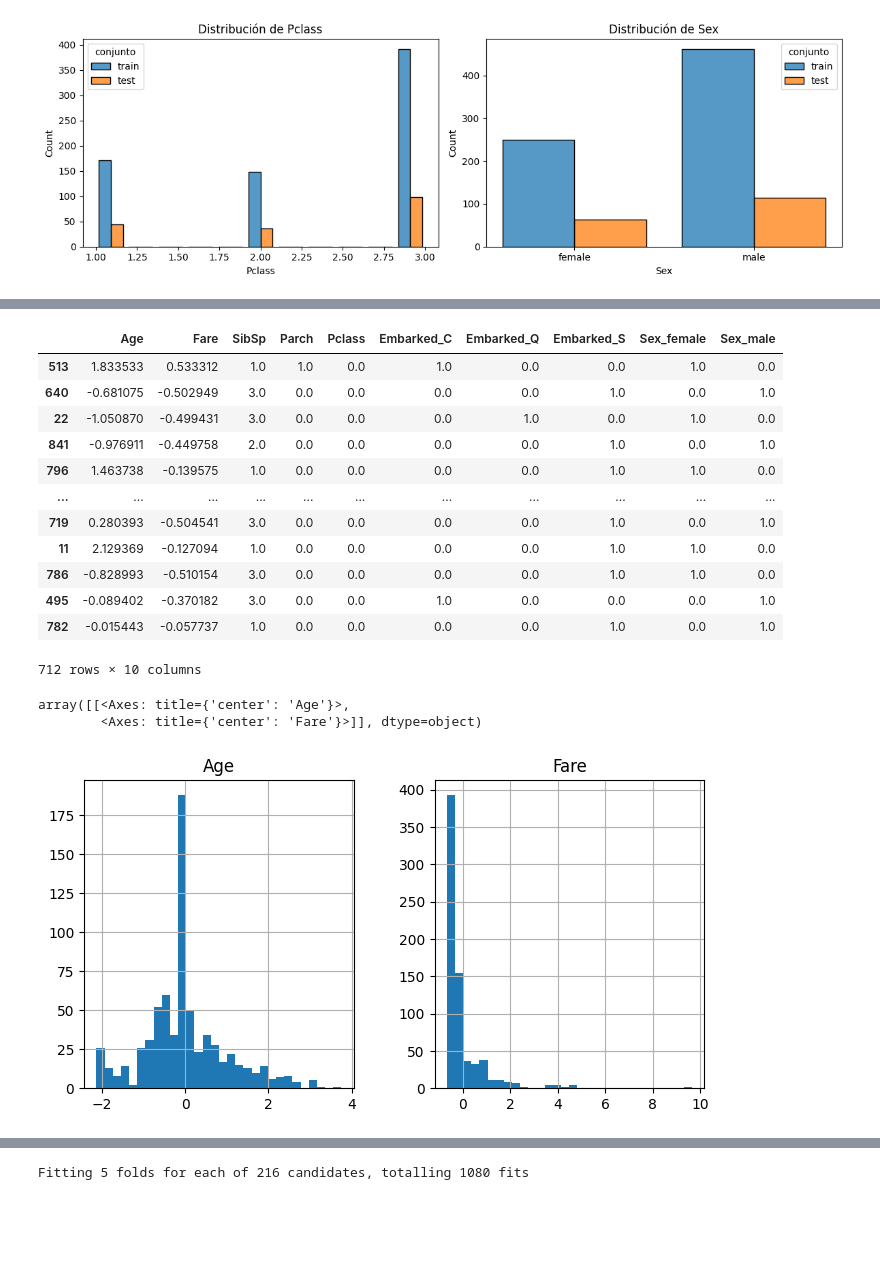
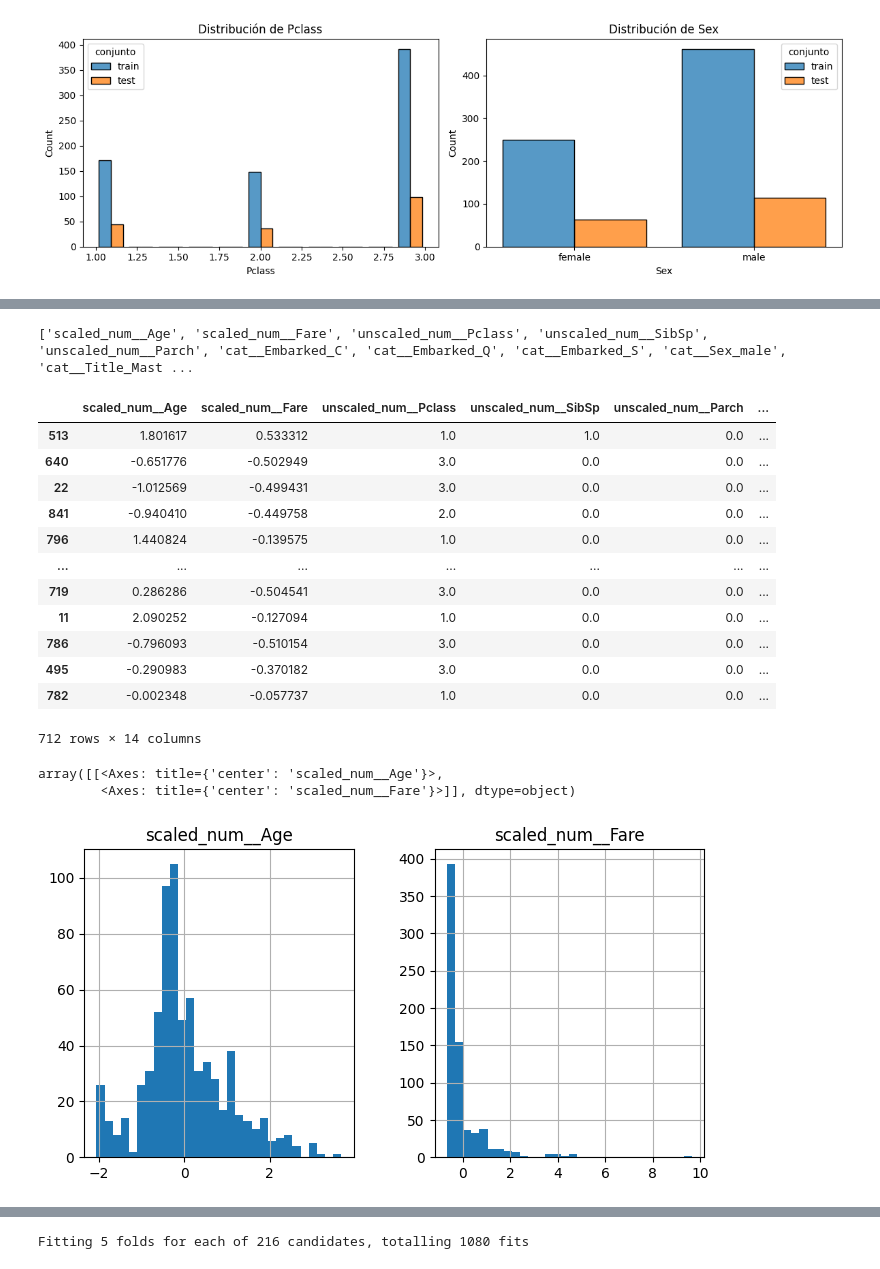
Before and after one commit to japinuela/PreparacionDatos, a Jupyter notebook: OptimizedTitanic.ipynb, the cells around one changed output, grey strips where cells are left out. Saved outputs shown, nothing was run; the diff lists cells and outputs as text; code cells hidden in the pictures; blank space fills up the shorter version.

```diff
--- a/OptimizedTitanic.ipynb
+++ b/OptimizedTitanic.ipynb
@@ -125,7 +125,7 @@ class GroupMedianAgeImputer(BaseEstimator, TransformerMixin):
         X = X.copy()
         for (pclass, sex), median in self.medians.items():
             mask = (X["Pclass"] == pclass) & (X["Sex"] == sex) & (X["Age"].isna())
-            X.loc[mask, "Age"] = median
+            X.loc[mask, "Age"] = xº
         return X
 
 # ------------------------
@@ -196,31 +196,34 @@ X_test_transformed = full_pipeline.transform(X_test)
 X_columns = preprocessor.get_feature_names_out()
 X_columns = X_columns.tolist()
 print(X_columns)
+
 X_train_final = pd.DataFrame(X_train_transformed, columns=X_columns, index=X_train.index)
 X_test_final = pd.DataFrame(X_test_transformed, columns=X_columns, index=X_test.index)
+# %% [output]
+['scaled_num__Age', 'scaled_num__Fare', 'unscaled_num__Pclass', 'unscaled_num__SibSp', 'unscaled_num__Parch', 'cat__Embarked_C', 'cat__Embarked_Q', 'cat__Embarked_S', 'cat__Sex_male', 'cat__Title_Mast ...
 # %%
 X_train_final
 # %% [output]
-|  | Age | Fare | SibSp | Parch | Pclass | Embarked_C | Embarked_Q | Embarked_S | Sex_female | Sex_male |
-| 513 | 1.833533 | 0.533312 | 1.0 | 1.0 | 0.0 | 1.0 | 0.0 | 0.0 | 1.0 | 0.0 |
-| 640 | -0.681075 | -0.502949 | 3.0 | 0.0 | 0.0 | 0.0 | 0.0 | 1.0 | 0.0 | 1.0 |
-| 22 | -1.050870 | -0.499431 | 3.0 | 0.0 | 0.0 | 0.0 | 1.0 | 0.0 | 1.0 | 0.0 |
-| 841 | -0.976911 | -0.449758 | 2.0 | 0.0 | 0.0 | 0.0 | 0.0 | 1.0 | 0.0 | 1.0 |
-| 796 | 1.463738 | -0.139575 | 1.0 | 0.0 | 0.0 | 0.0 | 0.0 | 1.0 | 1.0 | 0.0 |
-| ... | ... | ... | ... | ... | ... | ... | ... | ... | ... | ... |
-| 719 | 0.280393 | -0.504541 | 3.0 | 0.0 | 0.0 | 0.0 | 0.0 | 1.0 | 0.0 | 1.0 |
-| 11 | 2.129369 | -0.127094 | 1.0 | 0.0 | 0.0 | 0.0 | 0.0 | 1.0 | 1.0 | 0.0 |
-| 786 | -0.828993 | -0.510154 | 3.0 | 0.0 | 0.0 | 0.0 | 0.0 | 1.0 | 1.0 | 0.0 |
-| 495 | -0.089402 | -0.370182 | 3.0 | 0.0 | 0.0 | 1.0 | 0.0 | 0.0 | 0.0 | 1.0 |
-| 782 | -0.015443 | -0.057737 | 1.0 | 0.0 | 0.0 | 0.0 | 0.0 | 1.0 | 0.0 | 1.0 |
+|  | scaled_num__Age | scaled_num__Fare | unscaled_num__Pclass | unscaled_num__SibSp | unscaled_num__Parch | ... |
+| 513 | 1.801617 | 0.533312 | 1.0 | 1.0 | 0.0 | ... |
+| 640 | -0.651776 | -0.502949 | 3.0 | 0.0 | 0.0 | ... |
+| 22 | -1.012569 | -0.499431 | 3.0 | 0.0 | 0.0 | ... |
+| 841 | -0.940410 | -0.449758 | 2.0 | 0.0 | 0.0 | ... |
+| 796 | 1.440824 | -0.139575 | 1.0 | 0.0 | 0.0 | ... |
+| ... | ... | ... | ... | ... | ... | ... |
+| 719 | 0.286286 | -0.504541 | 3.0 | 0.0 | 0.0 | ... |
+| 11 | 2.090252 | -0.127094 | 1.0 | 0.0 | 0.0 | ... |
+| 786 | -0.796093 | -0.510154 | 3.0 | 0.0 | 0.0 | ... |
+| 495 | -0.290983 | -0.370182 | 3.0 | 0.0 | 0.0 | ... |
+| 782 | -0.002348 | -0.057737 | 1.0 | 0.0 | 0.0 | ... |
-712 rows × 10 columns
+712 rows × 14 columns
 # %%
 X_train_final.isna().sum().sum()
-X_train_final[["Age","Fare"]].hist(figsize=(8, 4), bins=30)
+X_train_final[["scaled_num__Age","scaled_num__Fare"]].hist(figsize=(8, 4), bins=30)
 # %% [output]
-array([[<Axes: title={'center': 'Age'}>,
-        <Axes: title={'center': 'Fare'}>]], dtype=object)
+array([[<Axes: title={'center': 'scaled_num__Age'}>,
+        <Axes: title={'center': 'scaled_num__Fare'}>]], dtype=object)
-[figure, old version]
+[figure, new version]
 # %%
 from sklearn.ensemble import RandomForestClassifier
 from sklearn.model_selection import cross_val_score
```
Also changed, not shown: parts of 8 cells of this notebook.
